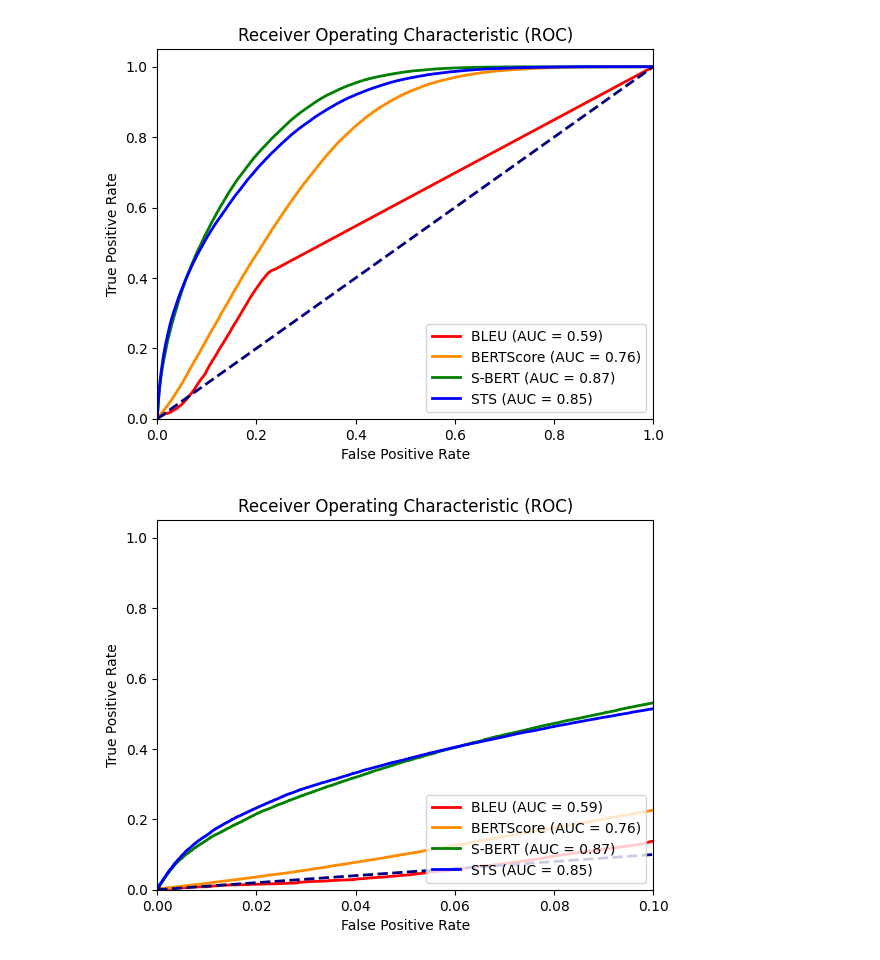
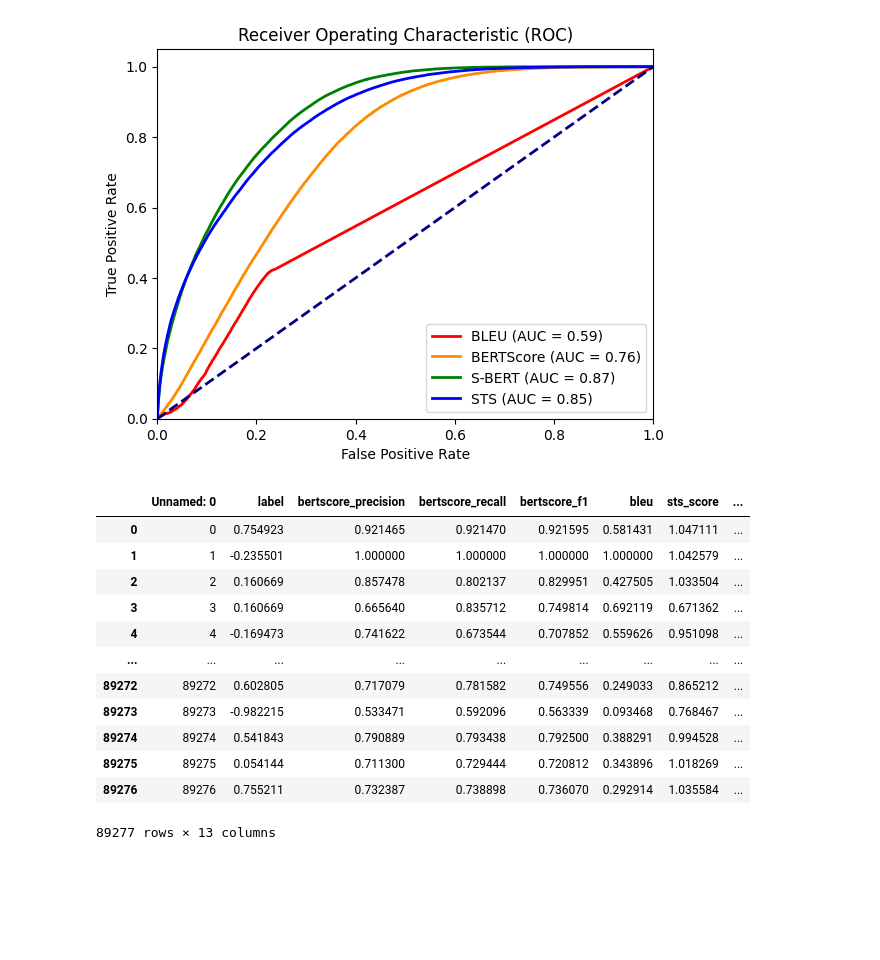
Before and after one commit to aieng-lab/stsscore, a Jupyter notebook: eval-semantic-similarity.ipynb, the cells around one changed output. Saved outputs shown, nothing was run; the diff lists cells and outputs as text; code cells hidden in the pictures; blank space fills up the shorter version.

```diff
--- a/eval-semantic-similarity.ipynb
+++ b/eval-semantic-similarity.ipynb
@@ -315,33 +314,4 @@ plt.legend(loc="lower right")
 plt.show()
 # %% [output]
 [figure]
-# %%
-# Compute the false positive rate, true positive rate, and thresholds
-fpr_bertscore, tpr_bertscore, thresholds_bertscore = roc_curve(scores_qqp['label'], scores_qqp['bertscore_f1'])
-fpr_bleu, tpr_bleu, thresholds_bleu = roc_curve(scores_qqp['label'], scores_qqp['bleu'])
-fpr_sbert, tpr_sbert, thresholds_sbert = roc_curve(scores_qqp['label'], scores_qqp['sbertcosine'])
-fpr_sts, tpr_sts, thresholds_sts = roc_curve(scores_qqp['label'], scores_qqp['sts_score'])
-
-# Compute the area under the ROC curve
-roc_auc_bertscore = auc(fpr_bertscore, tpr_bertscore)
-roc_auc_bleu = auc(fpr_bleu, tpr_bleu)
-roc_auc_sbert = auc(fpr_sbert, tpr_sbert)
-roc_auc_sts = auc(fpr_sts, tpr_sts)
-
-# Plot the ROC curve
-plt.figure()
-plt.plot(fpr_bleu, tpr_bleu, color='red', lw=2, label='BLEU (AUC = %0.2f)' % roc_auc_bleu)
-plt.plot(fpr_bertscore, tpr_bertscore, color='darkorange', lw=2, label='BERTScore (AUC = %0.2f)' % roc_auc_bertscore)
-plt.plot(fpr_sbert, tpr_sbert, color='green', lw=2, label='S-BERT (AUC = %0.2f)' % roc_auc_sbert)
-plt.plot(fpr_sts, tpr_sts, color='blue', lw=2, label='STS (AUC = %0.2f)' % roc_auc_sts)
-plt.plot([0, 1], [0, 1], color='navy', lw=2, linestyle='--')
-plt.xlim([0.0, 0.1])
-plt.ylim([0.0, 1.05])
-plt.xlabel('False Positive Rate')
-plt.ylabel('True Positive Rate')
-plt.title('Receiver Operating Characteristic (ROC)')
-plt.legend(loc="lower right")
-plt.show()
-# %% [output]
-[figure, removed]
 # %%
@@ -382,6 +357,28 @@ wmt22_df.to_csv('data/wmt22/wmt22.csv')
 wmt22_df = pd.read_csv('data/wmt22/wmt22.csv')
 scores_wmt22 = pd.DataFrame(fetch_scores(wmt22_df, 'reference', 'translation'))
 scores_wmt22.to_csv('scores/wmt22.csv')
+# %%
+scores_wmt22 = pd.read_csv('scores/wmt22.csv')
+scores_wmt22['reference'] = wmt22_df['reference']
+scores_wmt22['translation'] = wmt22_df['translation']
+scores_wmt22['lang-pair'] = wmt22_df['lang-pair']
+scores_wmt22['label2'] = wmt22_df['label']
+scores_wmt22['system'] = wmt22_df['system']
+scores_wmt22
+# %% [output]
+|  | Unnamed: 0 | label | bertscore_precision | bertscore_recall | bertscore_f1 | bleu | sts_score | ... |
+| 0 | 0 | 0.754923 | 0.921465 | 0.921470 | 0.921595 | 0.581431 | 1.047111 | ... |
+| 1 | 1 | -0.235501 | 1.000000 | 1.000000 | 1.000000 | 1.000000 | 1.042579 | ... |
+| 2 | 2 | 0.160669 | 0.857478 | 0.802137 | 0.829951 | 0.427505 | 1.033504 | ... |
+| 3 | 3 | 0.160669 | 0.665640 | 0.835712 | 0.749814 | 0.692119 | 0.671362 | ... |
+| 4 | 4 | -0.169473 | 0.741622 | 0.673544 | 0.707852 | 0.559626 | 0.951098 | ... |
+| ... | ... | ... | ... | ... | ... | ... | ... | ... |
+| 89272 | 89272 | 0.602805 | 0.717079 | 0.781582 | 0.749556 | 0.249033 | 0.865212 | ... |
+| 89273 | 89273 | -0.982215 | 0.533471 | 0.592096 | 0.563339 | 0.093468 | 0.768467 | ... |
+| 89274 | 89274 | 0.541843 | 0.790889 | 0.793438 | 0.792500 | 0.388291 | 0.994528 | ... |
+| 89275 | 89275 | 0.054144 | 0.711300 | 0.729444 | 0.720812 | 0.343896 | 1.018269 | ... |
+| 89276 | 89276 | 0.755211 | 0.732387 | 0.738898 | 0.736070 | 0.292914 | 1.035584 | ... |
+89277 rows × 13 columns
 # %%
 scores_wmt22 = pd.read_csv('scores/wmt22.csv')
 
```
Also changed, not shown: parts of 4 cells of this notebook, 1 other file.
